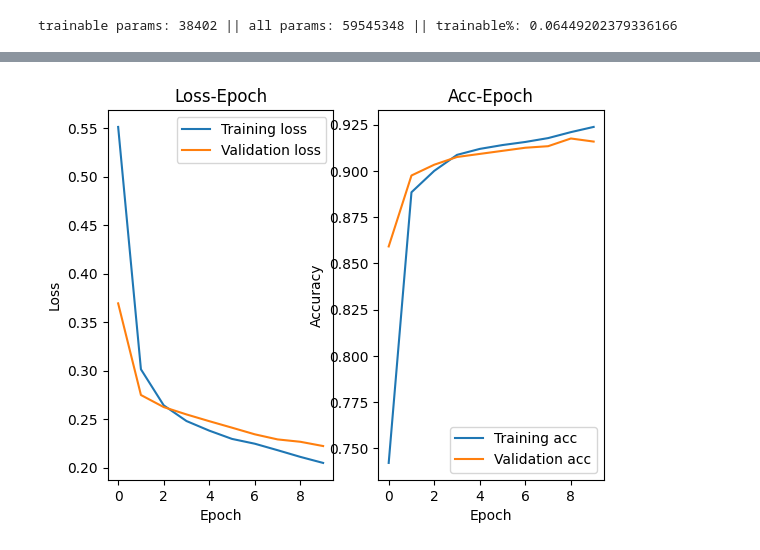
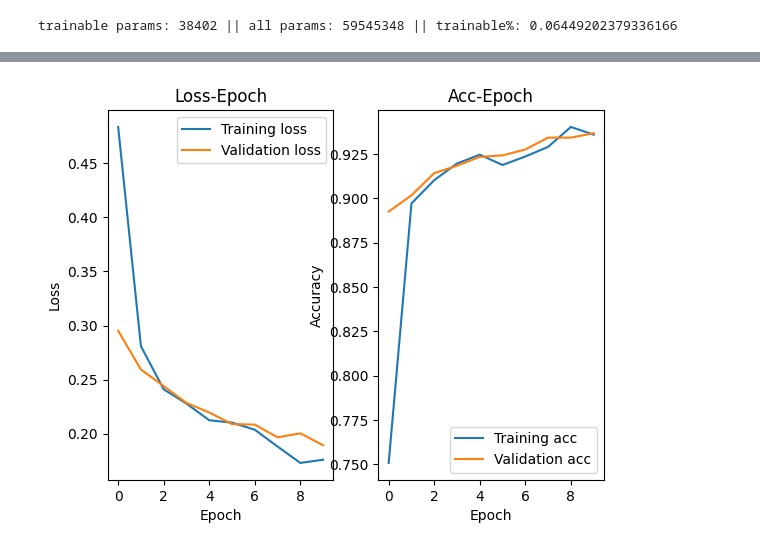
Before and after one commit to JASONZ777/senti_analysis_roberta_Prompting_LoRA, a Jupyter notebook: lora_tuning.ipynb, the cells around one changed output, grey strips where cells are left out. Drawn from its saved outputs; the diff is of its cells as text; code cells hidden in the pictures.

```diff
--- a/lora_tuning.ipynb
+++ b/lora_tuning.ipynb
@@ -57,9 +57,11 @@ def map_label(tokenizer):
 # %%
 import torch
 import numpy as np
+import torch.nn as nn
 from torch.utils.data import DataLoader
 from transformers import AutoTokenizer
-checkpoint = 'bert-base-chinese'
+# checkpoint = 'bert-base-chinese'
+checkpoint = 'hfl/chinese-roberta-wwm-ext'
 tokenizer = AutoTokenizer.from_pretrained(checkpoint)
 # find the id of the label defined in tokenizer
 label = map_label(tokenizer)
@@ -75,7 +77,7 @@ def collate(batch_samples): # operate on each batch
         encoding = tokenizer(sample['comment'], truncation=True)
         max_length = max(max_length, len(encoding.tokens())) # dynamic padding to the longest
         batch_label.append(sample['label'])
-    batch_inputs = tokenizer(batch_sentence, max_length=max_length, padding=True, truncation=True, return_tensors="pt")
+    batch_inputs = tokenizer(batch_sentence, max_length=496, padding=True, truncation=True, return_tensors="pt")
     label_id = [neg_id, pos_id]
     return {
         'batch_inputs':batch_inputs,
@@ -170,7 +253,7 @@ def to_device(batch_data):
             new_batch_data[k] = torch.tensor(v).to(device)
     return new_batch_data
 
-optimizer = AdamW(model.parameters(), lr=4e-5)
+optimizer = AdamW(model.parameters(), lr=2e-4)
 loss_fun = torch.nn.CrossEntropyLoss()
 num_epoch = 10
 batch_size = 16
@@ -191,7 +274,7 @@ for epoch in range(num_epoch):
     correct_num = 0
     num_batch = 0
     for batch_data in tqdm(train_loader, desc=f"Epoch {epoch + 1}/{num_epoch}"):
-      if num_batch < 600:
+      if num_batch < 300:
         model.train() # training mode
         batch_data = to_device(batch_data)
         output = model(**batch_data['batch_inputs'])
@@ -296 +379 @@ Epoch 10/10, Validation loss: 0.2223, Validation accuracy: 0.9158
-[figure, old version]
+[figure, new version]
```
Also changed, not shown: parts of 7 cells of this notebook.
